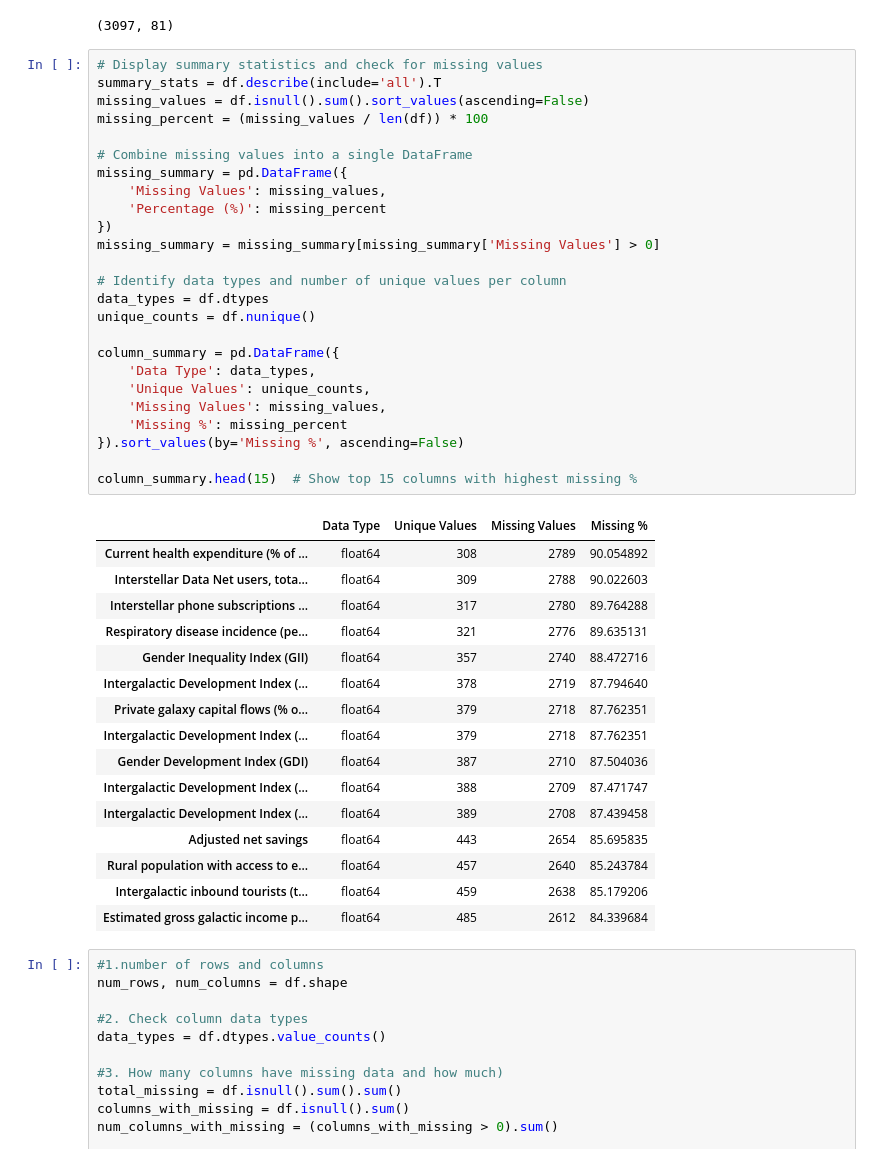
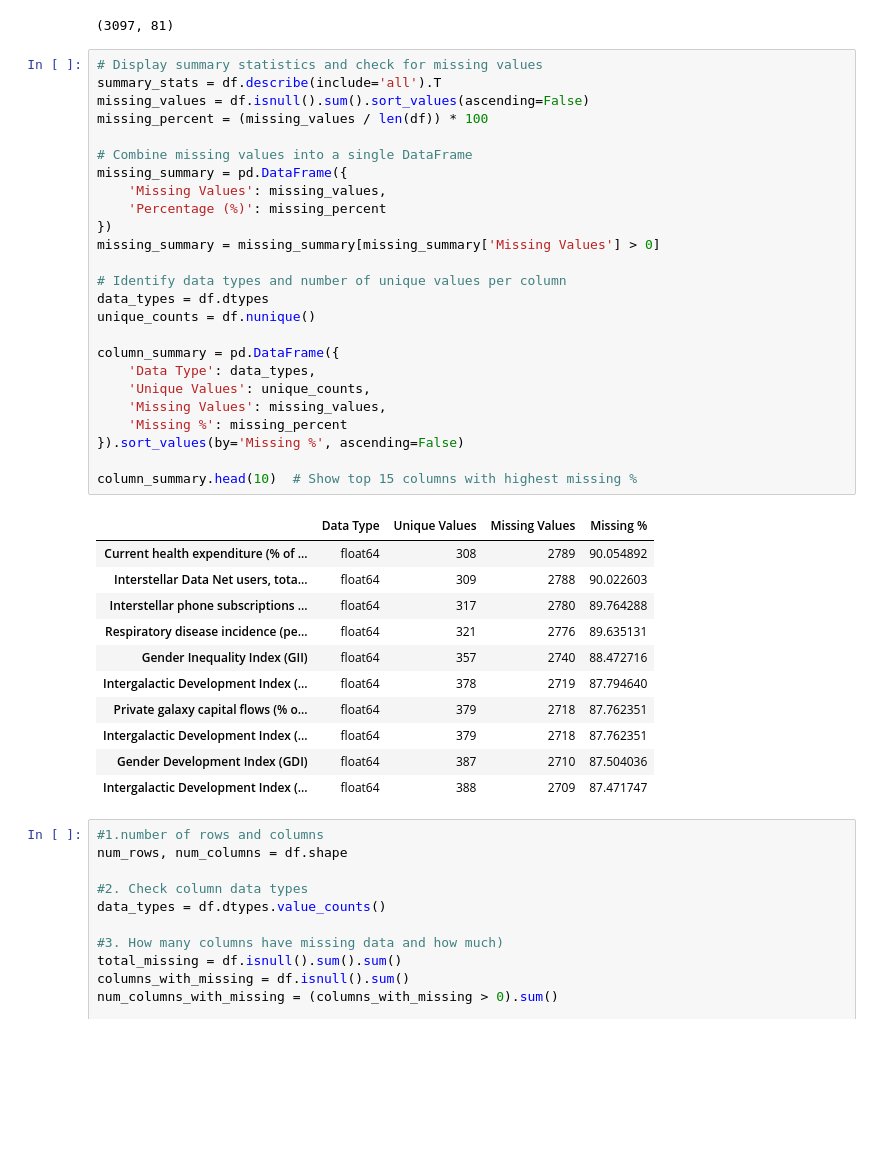
Before and after one commit to VAL-Jerono/Galaxies-Well-being, a Jupyter notebook: Galaxies.ipynb, the cells around one changed output. Saved outputs shown, nothing was run; the diff lists cells and outputs as text; blank space fills up the shorter version.

```diff
--- a/Galaxies.ipynb
+++ b/Galaxies.ipynb
@@ -182,39 +182,34 @@ missing_percent = (missing_values / len(df)) * 100
 # Combine missing values into a single DataFrame
 missing_summary = pd.DataFrame({
     'Missing Values': missing_values,
     'Percentage (%)': missing_percent
 })
 missing_summary = missing_summary[missing_summary['Missing Values'] > 0]
 
 # Identify data types and number of unique values per column
 data_types = df.dtypes
 unique_counts = df.nunique()
 
 column_summary = pd.DataFrame({
     'Data Type': data_types,
     'Unique Values': unique_counts,
     'Missing Values': missing_values,
     'Missing %': missing_percent
 }).sort_values(by='Missing %', ascending=False)
 
-column_summary.head(15)  # Show top 15 columns with highest missing %
+column_summary.head(10)  # Show top 15 columns with highest missing %
 # %% [output]
 |  | Data Type | Unique Values | Missing Values | Missing % |
 | Current health expenditure (% of ... | float64 | 308 | 2789 | 90.054892 |
 | Interstellar Data Net users, tota... | float64 | 309 | 2788 | 90.022603 |
 | Interstellar phone subscriptions ... | float64 | 317 | 2780 | 89.764288 |
 | Respiratory disease incidence (pe... | float64 | 321 | 2776 | 89.635131 |
 | Gender Inequality Index (GII) | float64 | 357 | 2740 | 88.472716 |
 | Intergalactic Development Index (... | float64 | 378 | 2719 | 87.794640 |
 | Private galaxy capital flows (% o... | float64 | 379 | 2718 | 87.762351 |
 | Intergalactic Development Index (... | float64 | 379 | 2718 | 87.762351 |
 | Gender Development Index (GDI) | float64 | 387 | 2710 | 87.504036 |
 | Intergalactic Development Index (... | float64 | 388 | 2709 | 87.471747 |
-| Intergalactic Development Index (... | float64 | 389 | 2708 | 87.439458 |
-| Adjusted net savings | float64 | 443 | 2654 | 85.695835 |
-| Rural population with access to e... | float64 | 457 | 2640 | 85.243784 |
-| Intergalactic inbound tourists (t... | float64 | 459 | 2638 | 85.179206 |
-| Estimated gross galactic income p... | float64 | 485 | 2612 | 84.339684 |
 # %%
 #1.number of rows and columns
 num_rows, num_columns = df.shape
```
Also changed, not shown: parts of 17 cells of this notebook, 1 other file.
